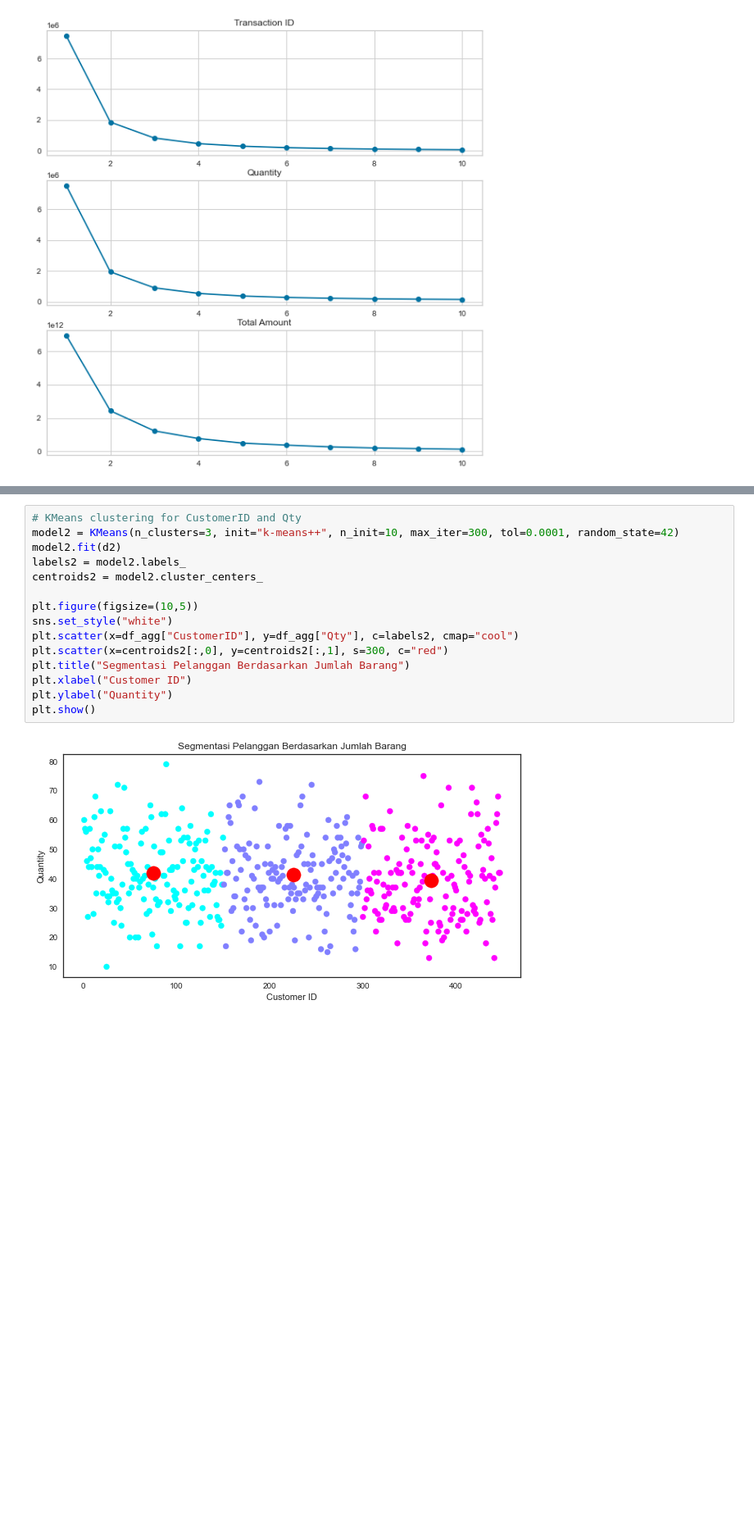
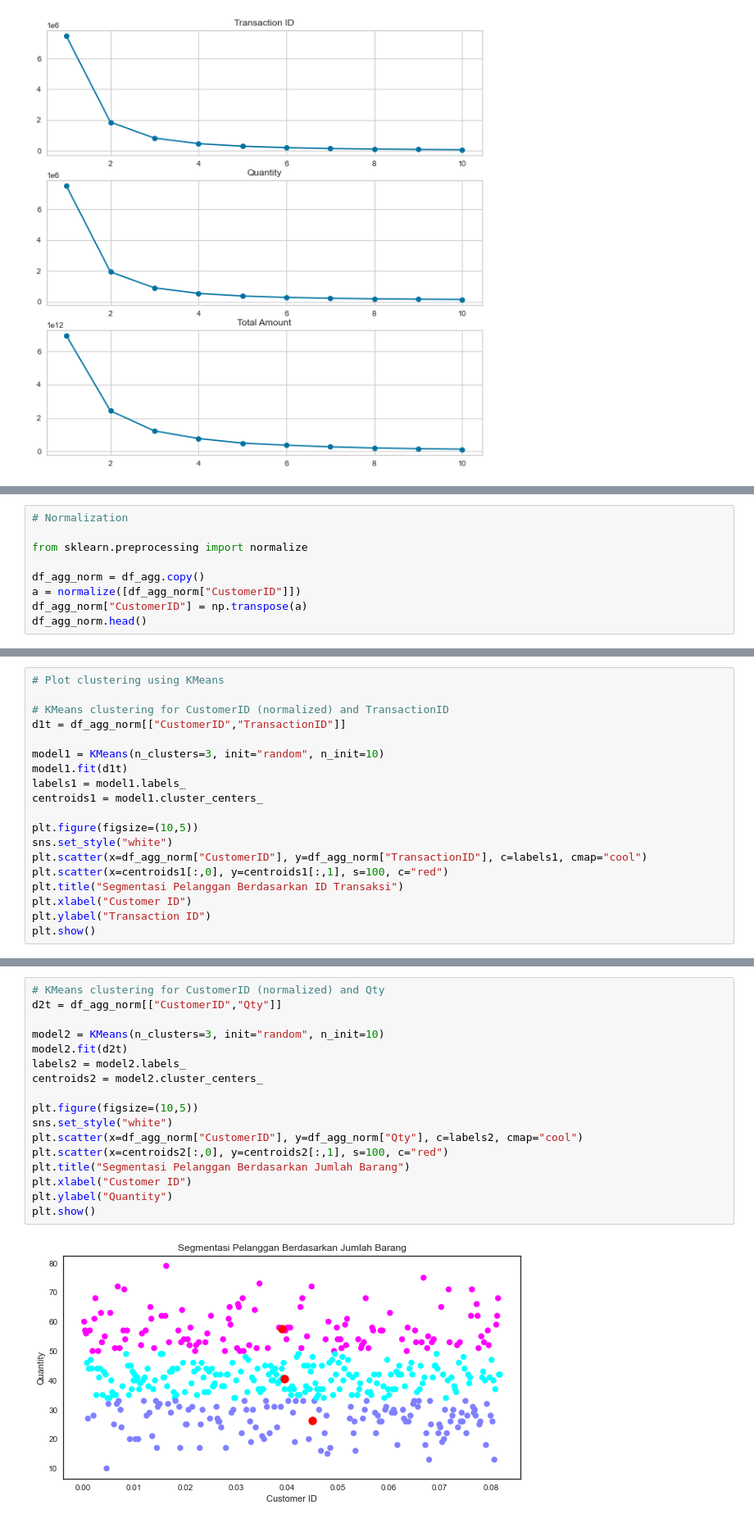
Before and after one commit to aslamfr/rakamin-data-science, a Jupyter notebook: case_kmeans.ipynb, the cells around one changed output, grey strips where cells are left out. Shown at 82% size. Saved outputs shown, nothing was run; the diff lists cells and outputs as text; blank space fills up the shorter version.

```diff
--- a/case_kmeans.ipynb
+++ b/case_kmeans.ipynb
@@ -147,0 +146,9 @@ plt.show()
+# %%
+# Normalization
+
+from sklearn.preprocessing import normalize
+
+df_agg_norm = df_agg.copy()
+a = normalize([df_agg_norm["CustomerID"]])
+df_agg_norm["CustomerID"] = np.transpose(a)
+df_agg_norm.head()
@@ -147,0 +162,19 @@ plt.show()
+# %%
+# Plot clustering using KMeans
+
+# KMeans clustering for CustomerID (normalized) and TransactionID
+d1t = df_agg_norm[["CustomerID","TransactionID"]]
+
+model1 = KMeans(n_clusters=3, init="random", n_init=10)
+model1.fit(d1t)
+labels1 = model1.labels_
+centroids1 = model1.cluster_centers_
+
+plt.figure(figsize=(10,5))
+sns.set_style("white")
+plt.scatter(x=df_agg_norm["CustomerID"], y=df_agg_norm["TransactionID"], c=labels1, cmap="cool")
+plt.scatter(x=centroids1[:,0], y=centroids1[:,1], s=100, c="red")
+plt.title("Segmentasi Pelanggan Berdasarkan ID Transaksi")
+plt.xlabel("Customer ID")
+plt.ylabel("Transaction ID")
+plt.show()
@@ -148,19 +183,21 @@ plt.show()
 # %%
-# KMeans clustering for CustomerID and Qty
-model2 = KMeans(n_clusters=3, init="k-means++", n_init=10, max_iter=300, tol=0.0001, random_state=42)
-model2.fit(d2)
+# KMeans clustering for CustomerID (normalized) and Qty
+d2t = df_agg_norm[["CustomerID","Qty"]]
+
+model2 = KMeans(n_clusters=3, init="random", n_init=10)
+model2.fit(d2t)
 labels2 = model2.labels_
 centroids2 = model2.cluster_centers_
 
 plt.figure(figsize=(10,5))
 sns.set_style("white")
-plt.scatter(x=df_agg["CustomerID"], y=df_agg["Qty"], c=labels2, cmap="cool")
-plt.scatter(x=centroids2[:,0], y=centroids2[:,1], s=300, c="red")
+plt.scatter(x=df_agg_norm["CustomerID"], y=df_agg_norm["Qty"], c=labels2, cmap="cool")
+plt.scatter(x=centroids2[:,0], y=centroids2[:,1], s=100, c="red")
 plt.title("Segmentasi Pelanggan Berdasarkan Jumlah Barang")
 plt.xlabel("Customer ID")
 plt.ylabel("Quantity")
 plt.show()
 # %% [output]
-[figure, old version]
+[figure, new version]
 # %%
 # KMeans clustering for CustomerID and TotalAmount
```
Also changed, not shown: parts of 9 cells of this notebook.
